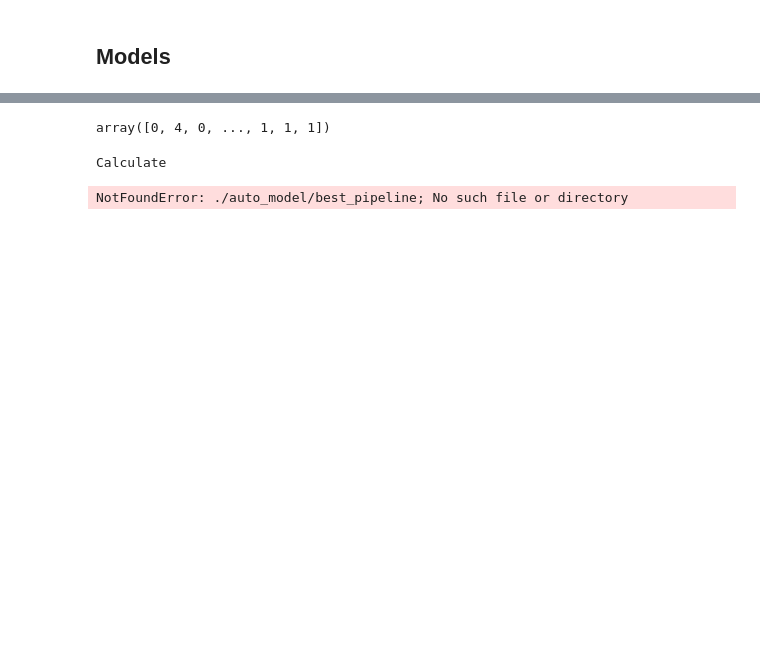
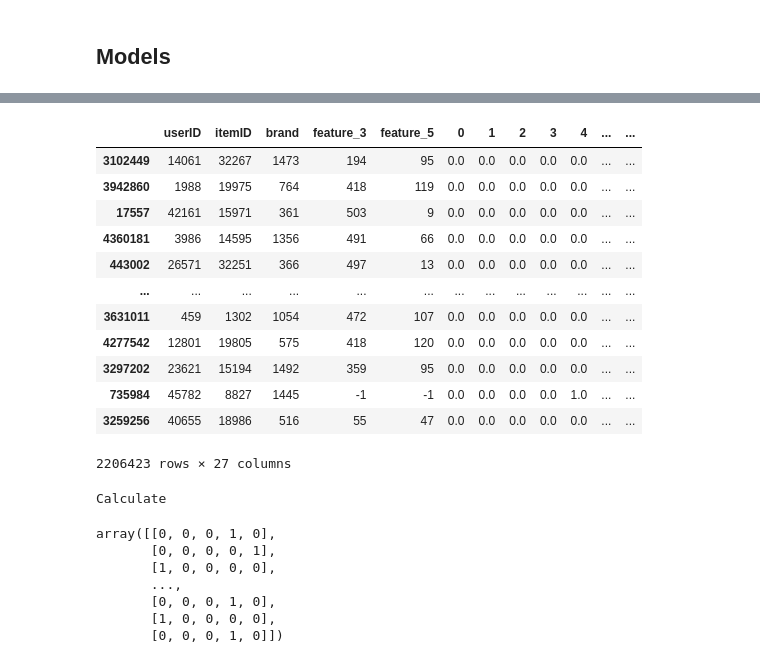
Before and after one commit to P4ddyki/Data-Mining2, a Jupyter notebook: Trained_models/Untitled.ipynb, the cells around one changed output, grey strips where cells are left out. Cells and saved outputs as stored; diff of their text form; code cells hidden in the pictures; blank space fills up the shorter version.

Commit message:
stacking first results

```diff
--- a/Trained_models/Untitled.ipynb
+++ b/Trained_models/Untitled.ipynb
@@ -143,7 +144,7 @@ sm = SMOTE(random_state=42)
 
 x_train, y_train=  sm.fit_resample(x_train, y_train)
 
-X_train, X_test, y_train, y_test= train_test_split(x_train, y_train, test_size=0.3, random_state=42)
+X_train, X_test, y_train, y_test= train_test_split(x_train, y_train, test_size=0.5, random_state=42)
 X_train, X_val, y_train, y_val= train_test_split(X_train, y_train, test_size=0.3, random_state=42)
 
 print(len(X_train.shape), len(X_test.shape), len(X_val.shape))
@@ -331,17 +334,27 @@ weighted avg       0.93      0.93      0.93    785472
 #print('\n----------after hyperparameter tuning----------\n')
 #model_knn = KNN(X_train_arr,X_val_arr,y_train_n,y_val_n)
 # %%
-pickle.dump(model_gnb, open("model_gnb", 'wb'))
-pickle.dump(model_dt, open("model_dt", 'wb'))
+pickle.dump(model_gnb, open("model_gnb_jan", 'wb'))
+pickle.dump(model_dt, open("model_dt_jan", 'wb'))
 #pickle.dump(model_knn, open("model_knn", 'wb'))
-
-
-
-model_gnb.predict(X_test_arr)
-# %% [output]
-array([0, 4, 0, ..., 1, 1, 1])
 # %%
 loaded_model = pickle.load(open(filename, 'rb'))
+# %%
+X_test
+# %% [output]
+|  | userID | itemID | brand | feature_3 | feature_5 | 0 | 1 | 2 | 3 | 4 | ... | ... |
+| 3102449 | 14061 | 32267 | 1473 | 194 | 95 | 0.0 | 0.0 | 0.0 | 0.0 | 0.0 | ... | ... |
+| 3942860 | 1988 | 19975 | 764 | 418 | 119 | 0.0 | 0.0 | 0.0 | 0.0 | 0.0 | ... | ... |
+| 17557 | 42161 | 15971 | 361 | 503 | 9 | 0.0 | 0.0 | 0.0 | 0.0 | 0.0 | ... | ... |
+| 4360181 | 3986 | 14595 | 1356 | 491 | 66 | 0.0 | 0.0 | 0.0 | 0.0 | 0.0 | ... | ... |
+| 443002 | 26571 | 32251 | 366 | 497 | 13 | 0.0 | 0.0 | 0.0 | 0.0 | 0.0 | ... | ... |
+| ... | ... | ... | ... | ... | ... | ... | ... | ... | ... | ... | ... | ... |
+| 3631011 | 459 | 1302 | 1054 | 472 | 107 | 0.0 | 0.0 | 0.0 | 0.0 | 0.0 | ... | ... |
+| 4277542 | 12801 | 19805 | 575 | 418 | 120 | 0.0 | 0.0 | 0.0 | 0.0 | 0.0 | ... | ... |
+| 3297202 | 23621 | 15194 | 1492 | 359 | 95 | 0.0 | 0.0 | 0.0 | 0.0 | 0.0 | ... | ... |
+| 735984 | 45782 | 8827 | 1445 | -1 | -1 | 0.0 | 0.0 | 0.0 | 0.0 | 1.0 | ... | ... |
+| 3259256 | 40655 | 18986 | 516 | 55 | 47 | 0.0 | 0.0 | 0.0 | 0.0 | 0.0 | ... | ... |
+2206423 rows × 27 columns
 # %%
 print("Calculate")
 
@@ -350,12 +363,21 @@ res_gnb = model_gnb.predict(X_test_arr)
 res_dt = model_dt.predict(X_test_arr)
 
 Stacking_set = pd.DataFrame()
-Stacking_set["res_ak"] = res_ak
+Stacking_set["userID"] = X_test["userID"]
+Stacking_set["itemID"] = X_test["itemID"]
+Stacking_set["brand"] = X_test["brand"]
+Stacking_set["res_ak"] = binarizer.inverse_transform(res_ak)
 Stacking_set["res_gnb"] = res_gnb
 Stacking_set["res_dt"] = res_dt
-Stacking_set["label"] = y_test
+Stacking_set["label"] = binarizer.inverse_transform(y_test)
 
 y_test
 # %% [output]
 Calculate
-NotFoundError: ./auto_model/best_pipeline; No such file or directory
+array([[0, 0, 0, 1, 0],
+       [0, 0, 0, 0, 1],
+       [1, 0, 0, 0, 0],
+       ...,
+       [0, 0, 0, 1, 0],
+       [1, 0, 0, 0, 0],
+       [0, 0, 0, 1, 0]])
```
Also changed, not shown: parts of 20 cells of this notebook, 39 other files.
